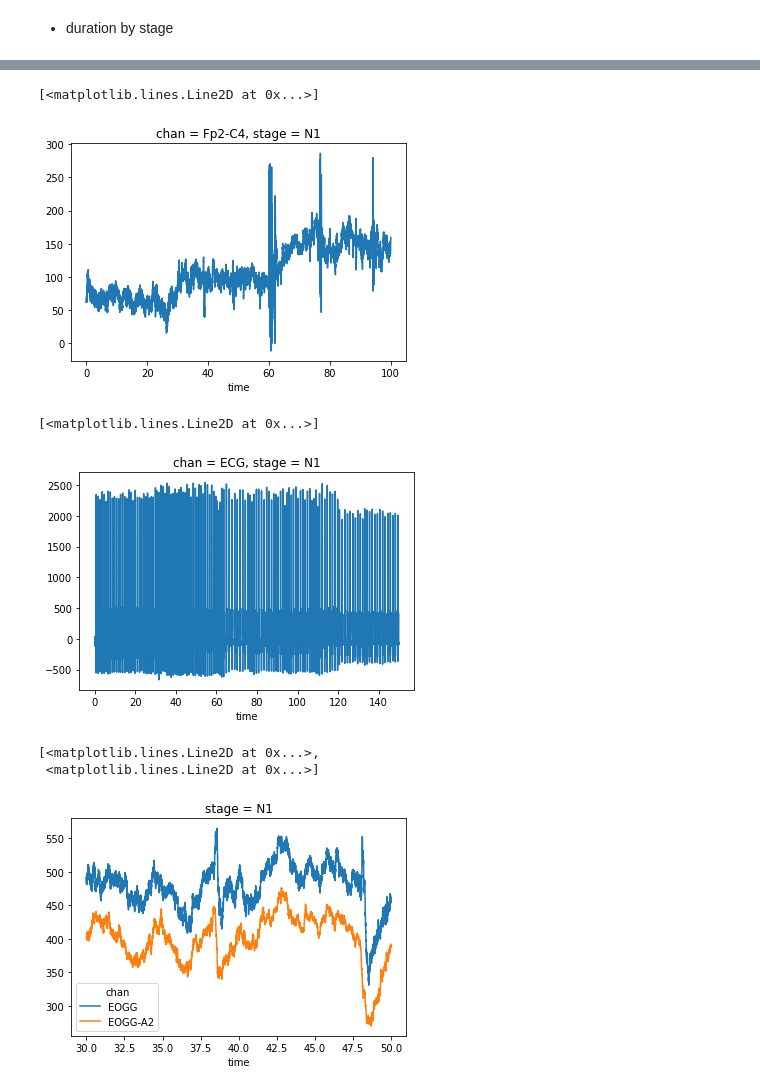
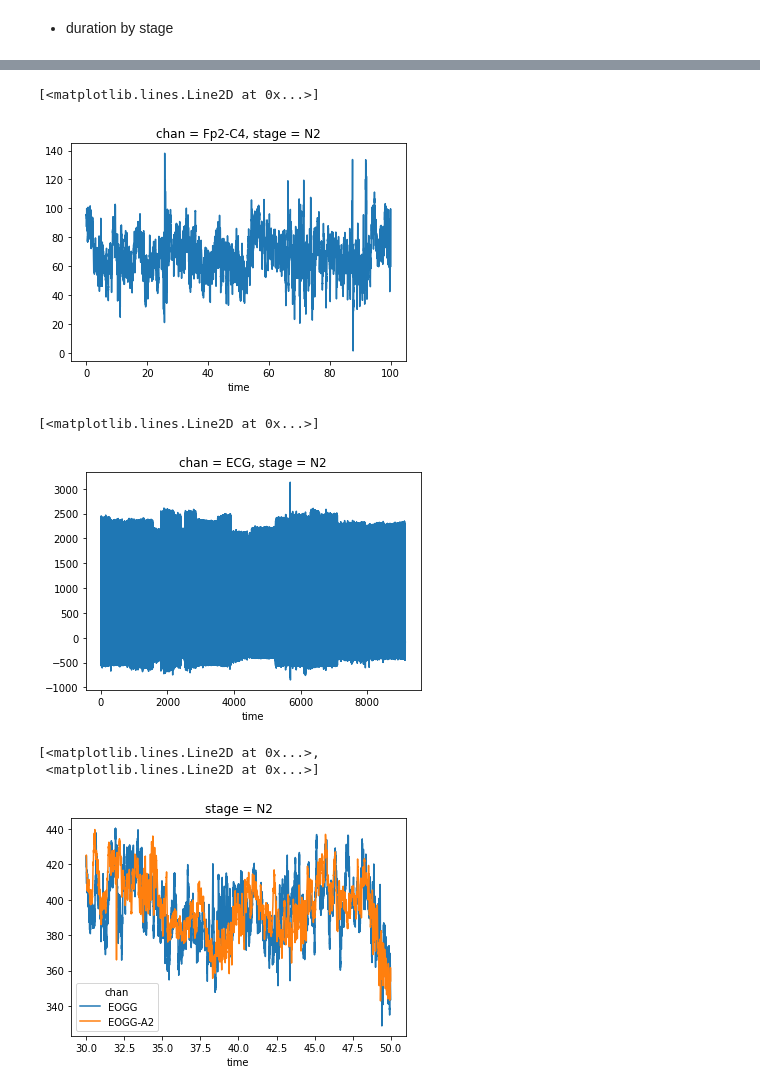
Before and after one commit to ValentinGhibaudo/Sleep_EEG_Respi, a Jupyter notebook: raw_to_da_and_staging.ipynb, the cells around one changed output, grey strips where cells are left out. Saved outputs shown, nothing was run; the diff lists cells and outputs as text; code cells hidden in the pictures.

```diff
--- a/raw_to_da_and_staging.ipynb
+++ b/raw_to_da_and_staging.ipynb
@@ -297,3 +326,2 @@ Length: 1073, dtype: object
 # %%
-epochs = np.arange(0, y_pred_series.size, 1)
-da_epoched = gt.init_da({'chan':da_all_notched.coords['chan'].values, 'epoch':epochs, 'time':np.arange(0, 30, 1 / srate)})
+da_epoched = gt.init_da({'chan':da_all_notched.coords['chan'].values, 'epoch':df_common_epochs_without_arousal.index, 'time':np.arange(0, 30, 1 / srate)})
@@ -304,6 +328,6 @@ da_epoched.shape
 # %%
-for epoch in epochs:
-    start = (epoch) * 30
+for epoch in df_common_epochs_without_arousal.index:
+    start = int(df_common_epochs_without_arousal.loc[epoch, 'time'])
     stop = start + 30
     epoch_slice = da_all_notched.loc[:,start:stop].values[:,:-1]
     da_epoched.loc[:, epoch, :] = epoch_slice
@@ -335,5 +334,5 @@ da_epoched.loc['Fp2-C4',:,:].plot()
 # %%
-midx = [epochs, y_pred_series.values]
+midx = [df_common_epochs_without_arousal.index, df_common_epochs_without_arousal['label']]
 midx_ready = pd.MultiIndex.from_arrays(midx, names=('epochs', 'stages'))
 da_epoched_midx = da_epoched.assign_coords(coords = {'epoch':midx_ready})
 # %%
@@ -393,7 +372,7 @@ Coordinates:
 # %% [markdown]
 * stack the 30 sec epoched da multi_indexed to get one signal by chan and by stage (concat staged epochs)
 # %%
-def stack_all_stages(da_midx, stages=stages_labels, srate=srate):
+def stack_all_stages(da_midx, stages=stages_of_patient, srate=srate):
     concat = []
     for stage in stages:
         da_stage = stack_stages(da_midx=da_midx, stage=stage, srate = srate)
@@ -441,16 +399,16 @@ N3 2669
 # %%
-da_all_stages.loc['N1','Fp2-C4',0:100].plot.line(x='time', hue = 'stage')
+da_all_stages.loc['N2','Fp2-C4',0:100].plot.line(x='time', hue = 'stage')
 # %% [output]
 [<matplotlib.lines.Line2D at 0x...>]
-[figure, old version]
+[figure, new version]
 # %%
-da_all_stages.loc['N1','ECG',:].plot()
+da_all_stages.loc['N2','ECG',:].plot()
 # %% [output]
 [<matplotlib.lines.Line2D at 0x...>]
-[figure, old version]
+[figure, new version]
 # %%
-da_all_stages.loc['N1',['EOGG','EOGG-A2'],30:50].plot.line(x='time', hue='chan')
+da_all_stages.loc['N2',['EOGG','EOGG-A2'],30:50].plot.line(x='time', hue='chan')
 # %% [output]
 [<matplotlib.lines.Line2D at 0x...>,
  <matplotlib.lines.Line2D at 0x...>]
-[figure, old version]
+[figure, new version]
```
Also changed, not shown: parts of 51 cells of this notebook, 4 other files.
